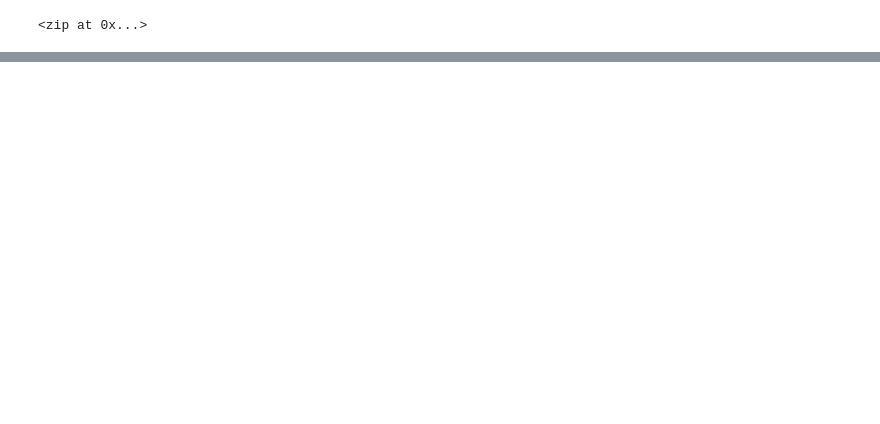
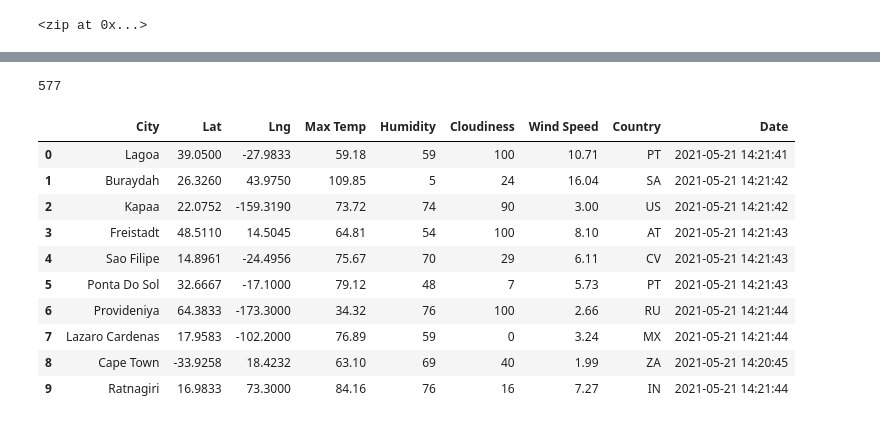
Before and after one commit to Christopheremorgan/World_Weather_Analysis, a Jupyter notebook: WeatherPy.ipynb, the cells around one changed output, grey strips where cells are left out. Drawn from its saved outputs; the diff is of its cells as text; code cells hidden in the pictures; blank space fills up the shorter version.

Commit message:
updated with API weather pull per city

```diff
--- a/WeatherPy.ipynb
+++ b/WeatherPy.ipynb
@@ -31,0 +34,3 @@ len(cities)
+# %%
+# Starting URL for Weather Map API Call.
+url = "http://api.openweathermap.org/data/2.5/weather?units=Imperial&APPID=" + weather_api_key
@@ -31,0 +115,20 @@ len(cities)
+# %%
+len(city_data)
+# %% [output]
+577
+# %%
+# Convert the array of dictionaries to a Pandas DataFrame.
+city_data_df = pd.DataFrame(city_data)
+city_data_df.head(10)
+# %% [output]
+|  | City | Lat | Lng | Max Temp | Humidity | Cloudiness | Wind Speed | Country | Date |
+| 0 | Lagoa | 39.0500 | -27.9833 | 59.18 | 59 | 100 | 10.71 | PT | 2021-05-21 14:21:41 |
+| 1 | Buraydah | 26.3260 | 43.9750 | 109.85 | 5 | 24 | 16.04 | SA | 2021-05-21 14:21:42 |
+| 2 | Kapaa | 22.0752 | -159.3190 | 73.72 | 74 | 90 | 3.00 | US | 2021-05-21 14:21:42 |
+| 3 | Freistadt | 48.5110 | 14.5045 | 64.81 | 54 | 100 | 8.10 | AT | 2021-05-21 14:21:43 |
+| 4 | Sao Filipe | 14.8961 | -24.4956 | 75.67 | 70 | 29 | 6.11 | CV | 2021-05-21 14:21:43 |
+| 5 | Ponta Do Sol | 32.6667 | -17.1000 | 79.12 | 48 | 7 | 5.73 | PT | 2021-05-21 14:21:43 |
+| 6 | Provideniya | 64.3833 | -173.3000 | 34.32 | 76 | 100 | 2.66 | RU | 2021-05-21 14:21:44 |
+| 7 | Lazaro Cardenas | 17.9583 | -102.2000 | 76.89 | 59 | 0 | 3.24 | MX | 2021-05-21 14:21:44 |
+| 8 | Cape Town | -33.9258 | 18.4232 | 63.10 | 69 | 40 | 1.99 | ZA | 2021-05-21 14:20:45 |
+| 9 | Ratnagiri | 16.9833 | 73.3000 | 84.16 | 76 | 16 | 7.27 | IN | 2021-05-21 14:21:44 |
```
Also changed, not shown: parts of 5 cells of this notebook.
